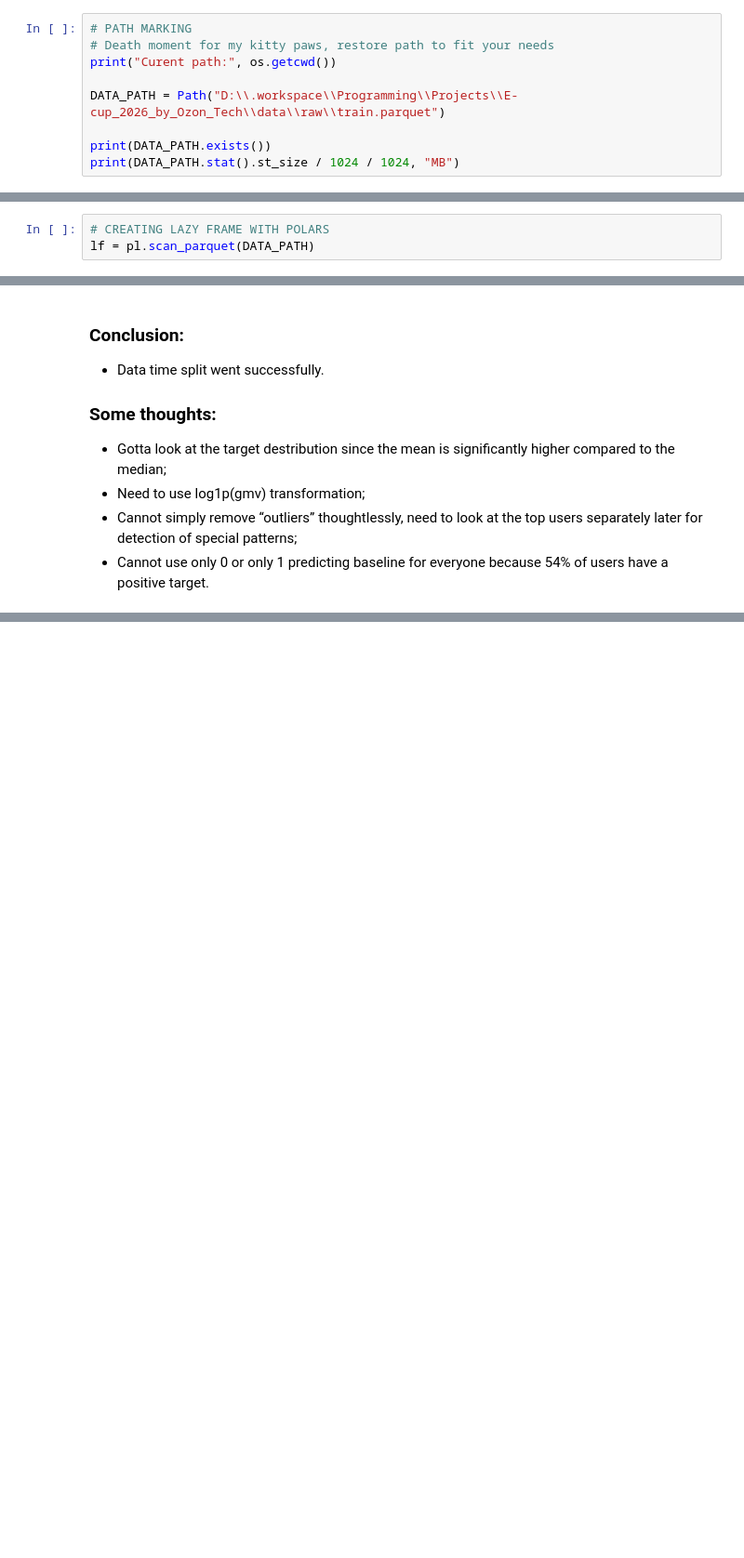
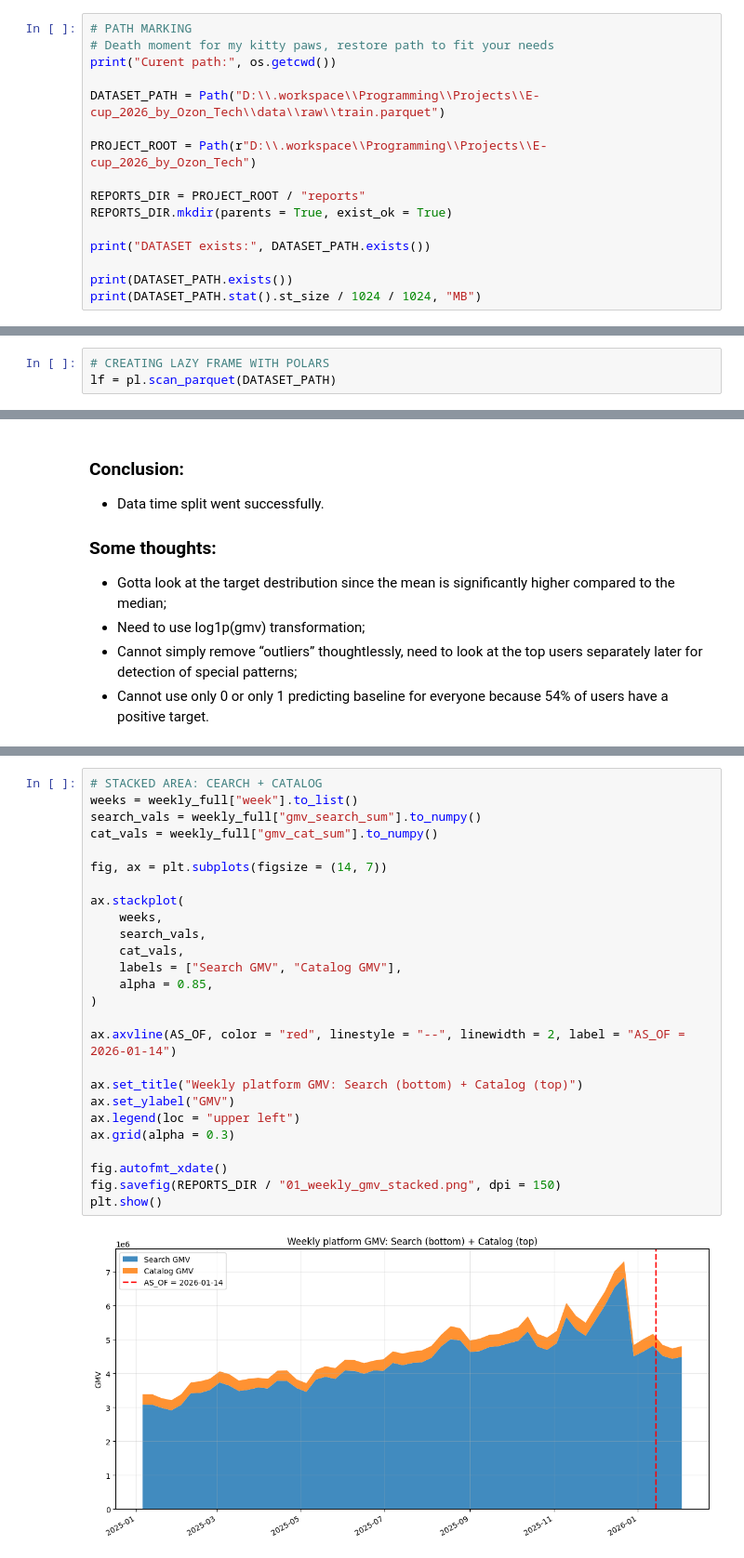
Before and after one commit to HelloImWebbieeee/E-cup_2026_by_Ozon_Tech, a Jupyter notebook: notebooks/data_eda.ipynb, the cells around one changed output, grey strips where cells are left out. Shown at 93% size. Drawn from its saved outputs; the diff is of its cells as text; blank space fills up the shorter version.

Commit message:
Updated .gitignore file, сconducted an analisys of the basic GMV charts

```diff
--- a/notebooks/data_eda.ipynb
+++ b/notebooks/data_eda.ipynb
@@ -25,9 +27,16 @@ sklearn: 1.8.0
 # Death moment for my kitty paws, restore path to fit your needs
 print("Curent path:", os.getcwd())
 
-DATA_PATH = Path("D:\\.workspace\\Programming\\Projects\\E-cup_2026_by_Ozon_Tech\\data\\raw\\train.parquet")
+DATASET_PATH = Path("D:\\.workspace\\Programming\\Projects\\E-cup_2026_by_Ozon_Tech\\data\\raw\\train.parquet")
 
-print(DATA_PATH.exists())
-print(DATA_PATH.stat().st_size / 1024 / 1024, "MB")
+PROJECT_ROOT = Path(r"D:\\.workspace\\Programming\\Projects\\E-cup_2026_by_Ozon_Tech")
+
+REPORTS_DIR = PROJECT_ROOT / "reports"
+REPORTS_DIR.mkdir(parents = True, exist_ok = True)
+
+print("DATASET exists:", DATASET_PATH.exists())
+
+print(DATASET_PATH.exists())
+print(DATASET_PATH.stat().st_size / 1024 / 1024, "MB")
 # %% [output]
 Curent path: d:\.workspace\Programming\Projects\E-cup_2026_by_Ozon_Tech\notebooks
@@ -80,7 +90,7 @@ def print_vertical_one_row(df: pl.DataFrame) -> None:
 - **searches** – суммарное число поисковых запросов
 # %%
 # CREATING LAZY FRAME WITH POLARS
-lf = pl.scan_parquet(DATA_PATH)
+lf = pl.scan_parquet(DATASET_PATH)
 # %%
 # FORMAT CHECKING
 schema = lf.collect_schema()
@@ -501,0 +556,28 @@ q999                                          2933.555568355758
+# %%
+# STACKED AREA: CEARCH + CATALOG
+weeks = weekly_full["week"].to_list()
+search_vals = weekly_full["gmv_search_sum"].to_numpy()
+cat_vals = weekly_full["gmv_cat_sum"].to_numpy()
+
+fig, ax = plt.subplots(figsize = (14, 7))
+
+ax.stackplot(
+    weeks,
+    search_vals,
+    cat_vals,
+    labels = ["Search GMV", "Catalog GMV"],
+    alpha = 0.85,
+)
+
+ax.axvline(AS_OF, color = "red", linestyle = "--", linewidth = 2, label = "AS_OF = 2026-01-14")
+
+ax.set_title("Weekly platform GMV: Search (bottom) + Catalog (top)")
+ax.set_ylabel("GMV")
+ax.legend(loc = "upper left")
+ax.grid(alpha = 0.3)
+
+fig.autofmt_xdate()
+fig.savefig(REPORTS_DIR / "01_weekly_gmv_stacked.png", dpi = 150)
+plt.show()
+# %% [output]
+[figure, added]
```
Also changed, not shown: parts of 12 cells of this notebook, 1 other file.
